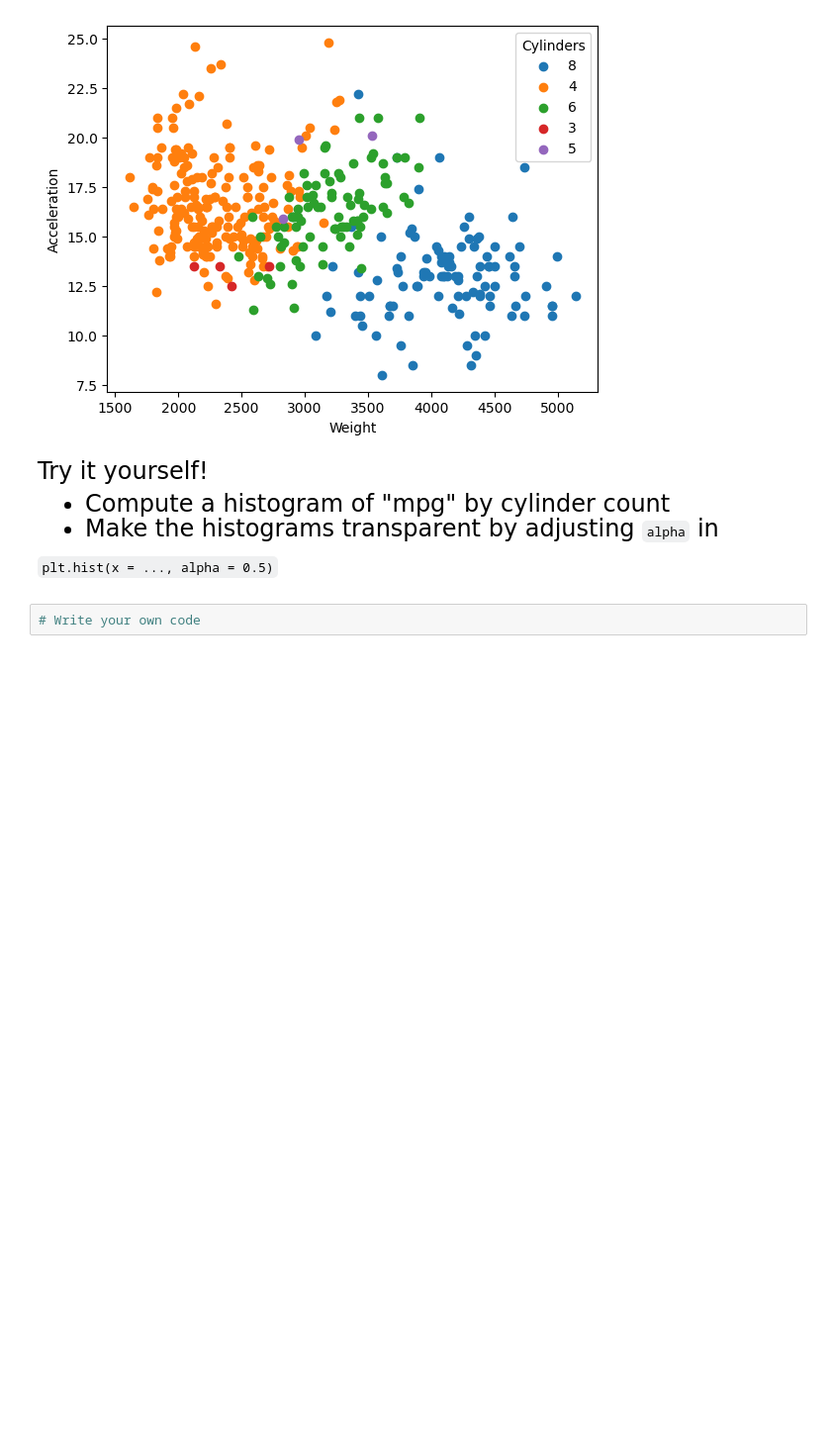
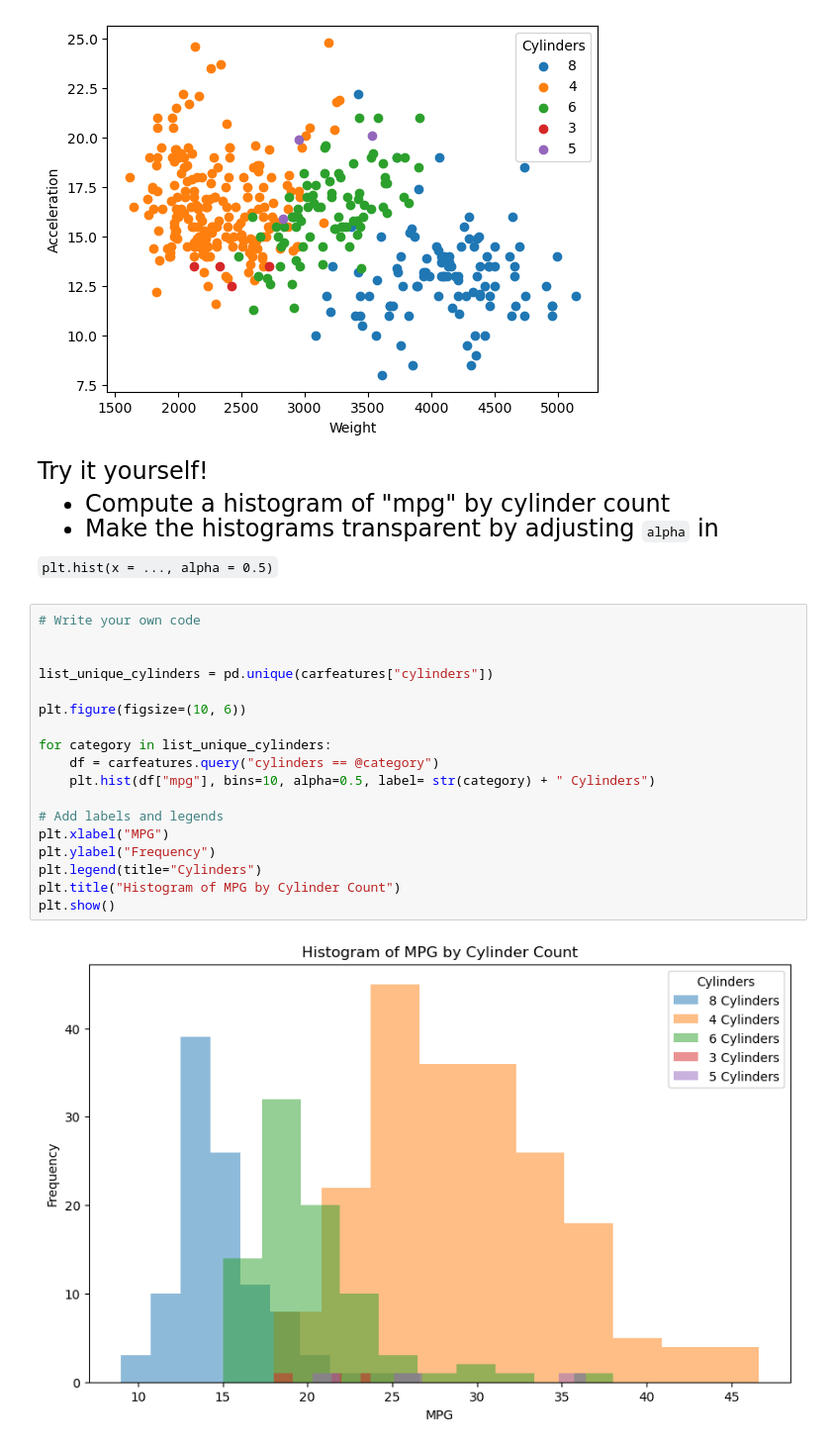
Before and after one commit to StephanieL2027/qtm151spring2025, a Jupyter notebook: lecture_10/lecture_10a - Subsetting data.ipynb, the cells around one changed output. Shown at 99% size. Cells and saved outputs as stored; diff of their text form; blank space fills up the shorter version.

````diff
--- a/lecture_10/lecture_10a - Subsetting data.ipynb
+++ b/lecture_10/lecture_10a - Subsetting data.ipynb
@@ -558,5 +569,23 @@ Try it yourself!
 - Make the histograms transparent by adjusting ```alpha``` in
 
  ```plt.hist(x = ..., alpha = 0.5)```
-# %%
-# Write your own code
+# %%
+# Write your own code
+
+
+list_unique_cylinders = pd.unique(carfeatures["cylinders"])
+
+plt.figure(figsize=(10, 6))
+
+for category in list_unique_cylinders:
+    df = carfeatures.query("cylinders == @category")
+    plt.hist(df["mpg"], bins=10, alpha=0.5, label= str(category) + " Cylinders")
+
+# Add labels and legends
+plt.xlabel("MPG")
+plt.ylabel("Frequency")
+plt.legend(title="Cylinders")
+plt.title("Histogram of MPG by Cylinder Count")
+plt.show()
+# %% [output]
+[figure, added]
````
Also changed, not shown: parts of 3 cells of this notebook.
